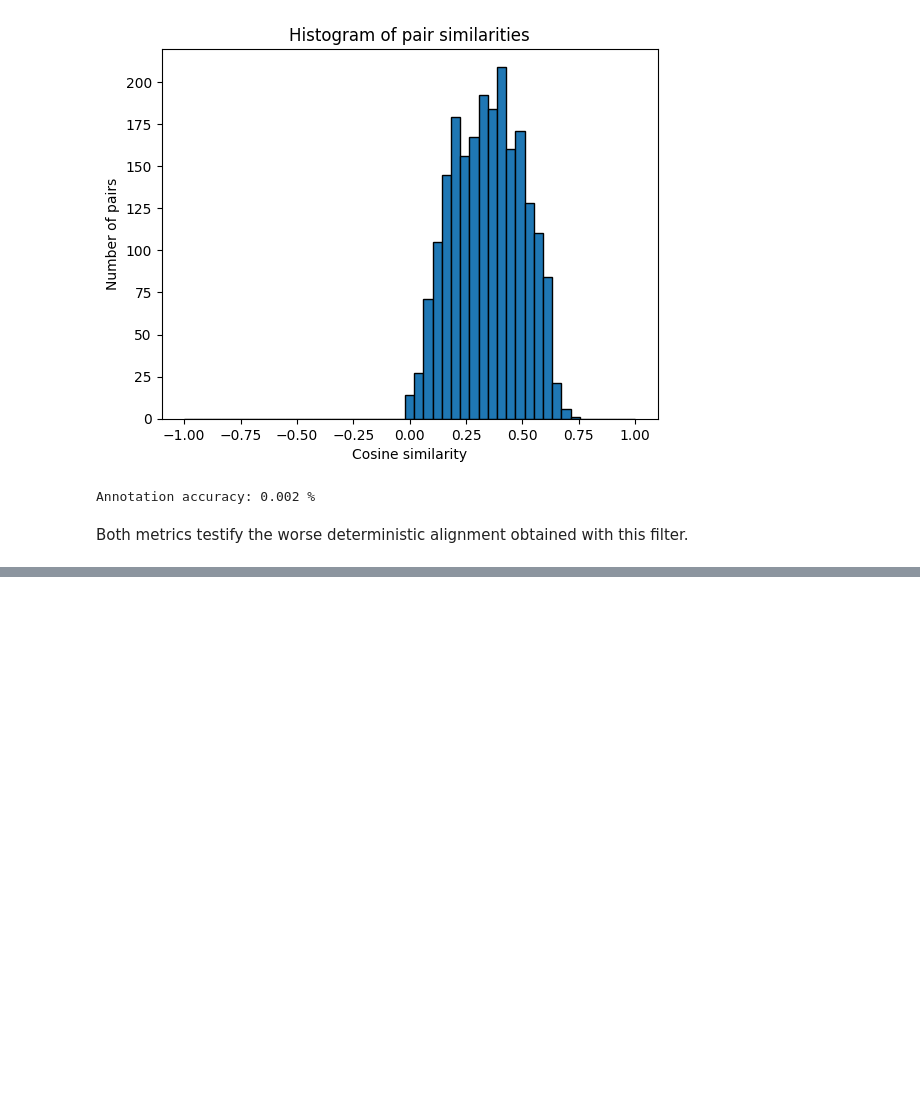
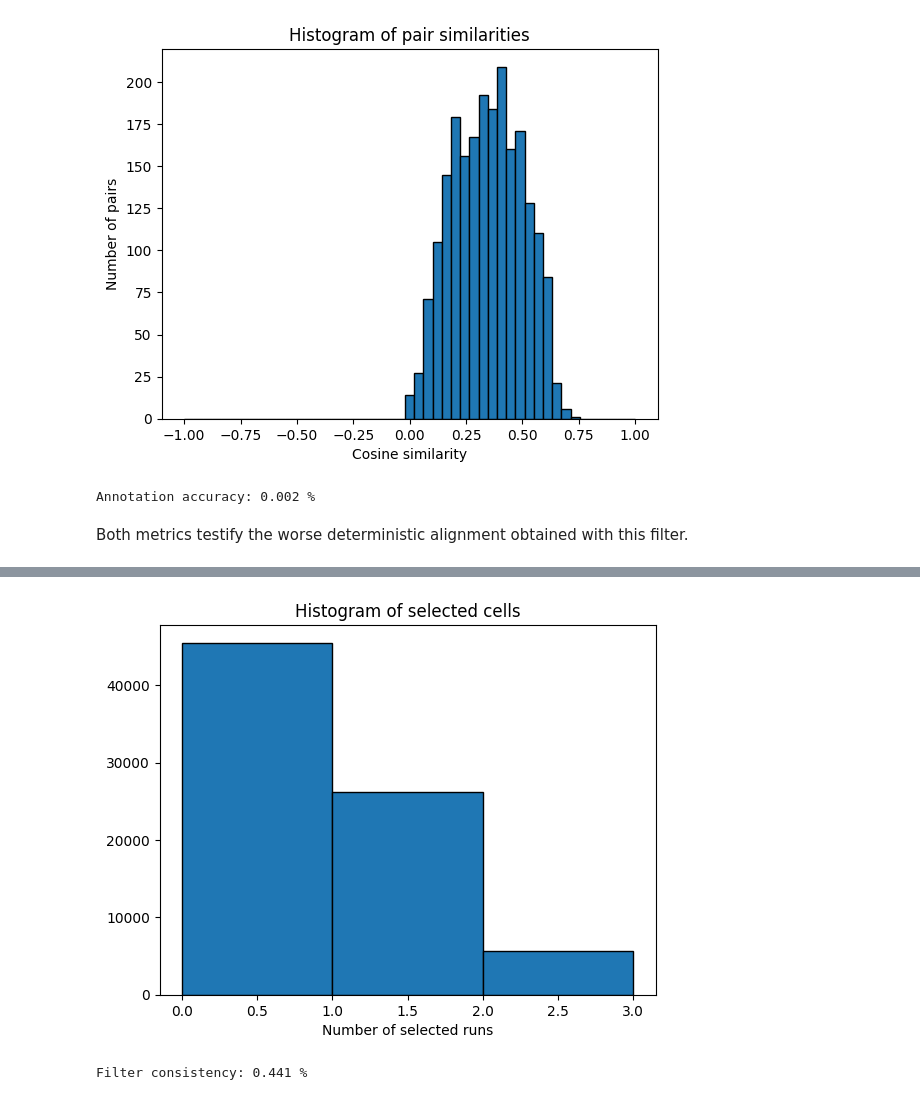
Before and after one commit to enric-bazz/Tangram, a Jupyter notebook: MyNotebooks/filter_mode_analysis.ipynb, the cells around one changed output, grey strips where cells are left out. Saved outputs shown, nothing was run; the diff lists cells and outputs as text; code cells hidden in the pictures; blank space fills up the shorter version.

Commit message:
add filter cell choice consistency functions, scripts and nb

```diff
--- a/MyNotebooks/filter_mode_analysis.ipynb
+++ b/MyNotebooks/filter_mode_analysis.ipynb
@@ -738,0 +741,33 @@ Both metrics testify the worse deterministic alignment obtained with this filter
+# %%
+hyperparams = tg.validate_mapping_inputs(
+    adata_sc,
+    adata_st,
+    input_genes=None,
+    train_genes_names=None,
+    val_genes_names=None,
+    mode='filter',
+    learning_rate=0.1,
+    num_epochs=400,
+    lambda_d=1e2,
+    lambda_g1=1,
+    lambda_g2=1,
+    lambda_r=1e-6,
+    lambda_l1=0,
+    lambda_l2=0,
+    lambda_count=1e-5,
+    lambda_f_reg=1e-5,
+    target_count=None,
+    lambda_sparsity_g1=0,
+    lambda_neighborhood_g1=0,
+    lambda_getis_ord=0,
+    lambda_moran=0,
+    lambda_geary=0,
+    lambda_ct_islands=0,
+    cluster_label=None,
+    )
+# %%
+multiple_runs_results = tg.run_multiple_mappings(adata_sc, adata_st, config=hyperparams,
+    n_runs=10,
+    compute_mapping_cube=False,
+    compute_filtered_cube=False,
+    compute_filter_square=True,)
@@ -738,0 +852,5 @@ Both metrics testify the worse deterministic alignment obtained with this filter
+# %%
+cell_choice_cons = tg.filter_cell_choice_consistency(multiple_runs_results[0])
+# %% [output]
+[figure, added]
+Filter consistency: 0.441 %
```
Also changed, not shown: parts of 4 cells of this notebook, 2 other files.
